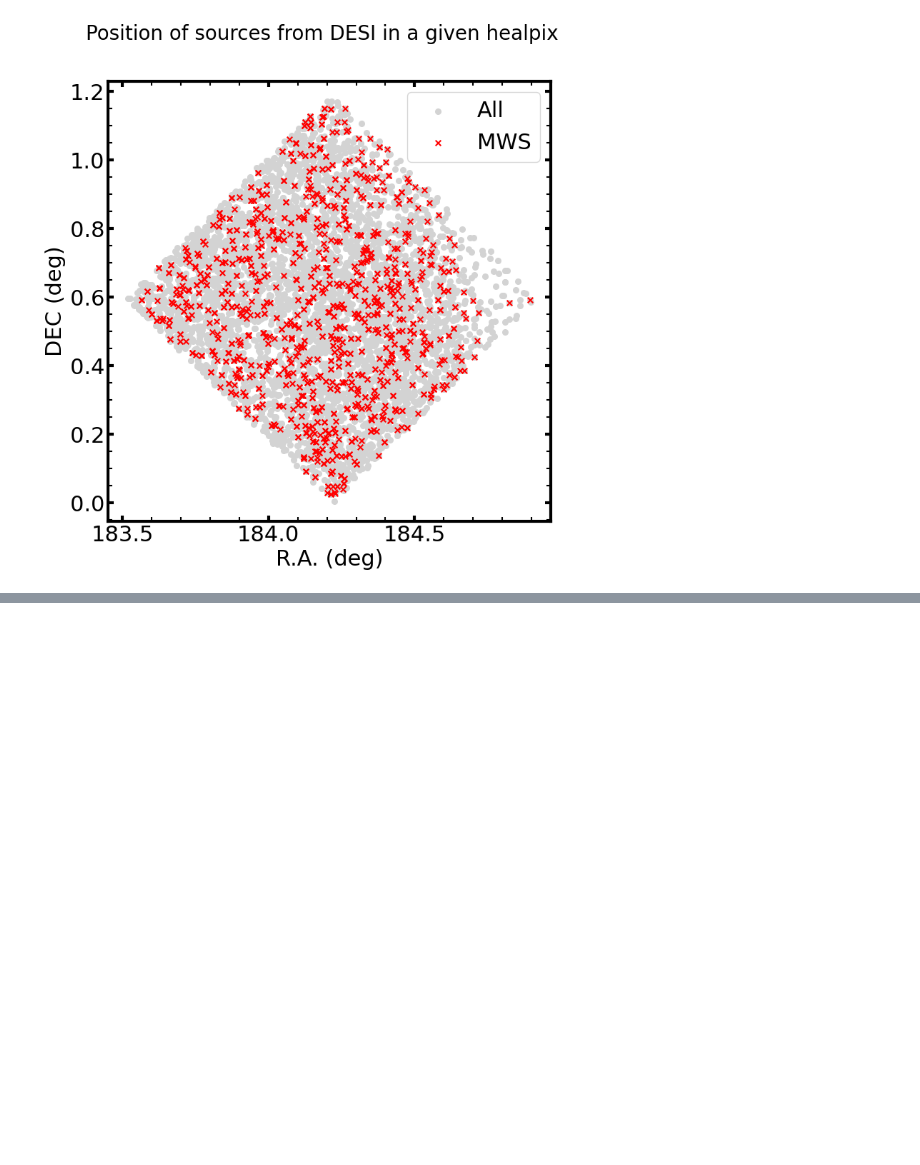
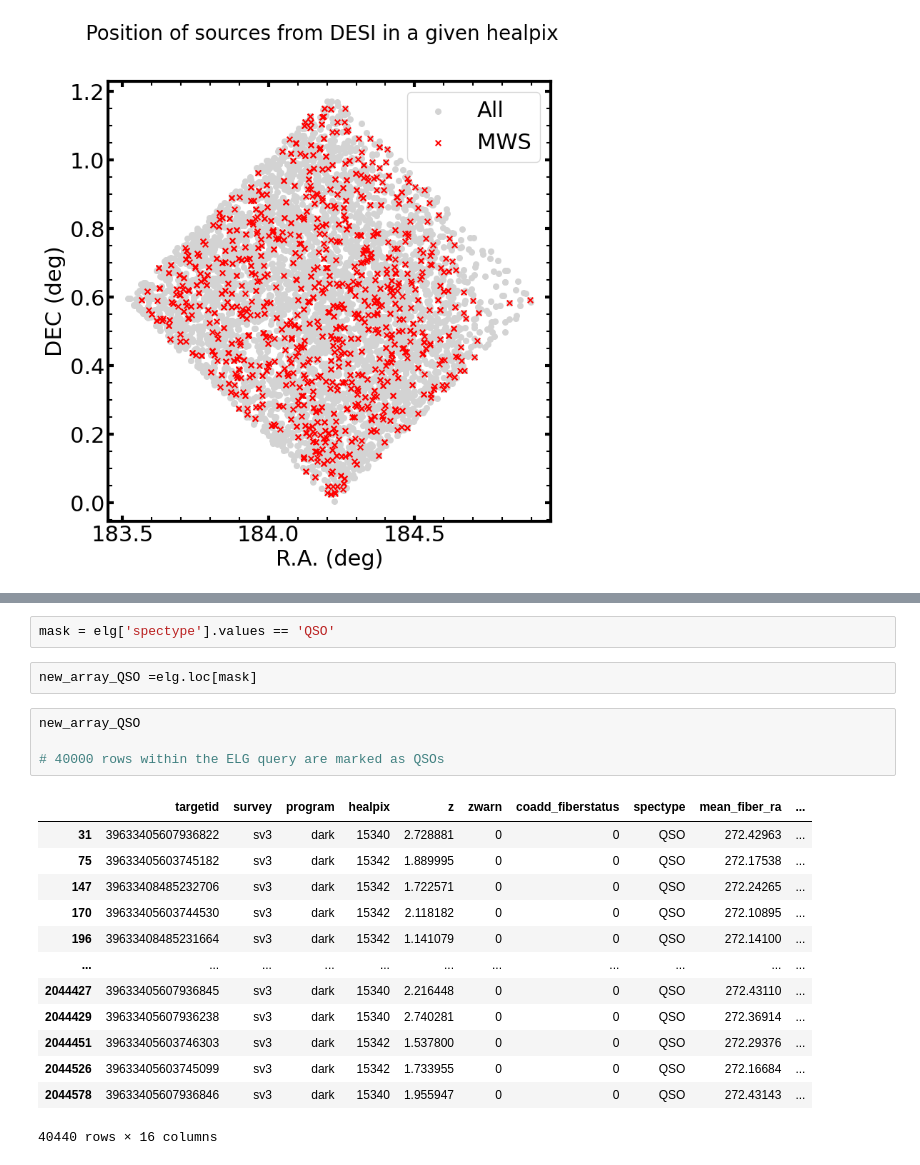
Before and after one commit to emcarthur123/QSL-ML, a Jupyter notebook: DESI_edr.ipynb, the cells around one changed output, grey strips where cells are left out. Cells and saved outputs as stored; diff of their text form; blank space fills up the shorter version.

```diff
--- a/DESI_edr.ipynb
+++ b/DESI_edr.ipynb
@@ -276,0 +303,22 @@ plt.legend()
+# %%
+mask = elg['spectype'].values == 'QSO'
+# %%
+new_array_QSO =elg.loc[mask]
+# %%
+new_array_QSO
+
+# 40000 rows within the ELG query are marked as QSOs
+# %% [output]
+|  | targetid | survey | program | healpix | z | zwarn | coadd_fiberstatus | spectype | mean_fiber_ra | ... |
+| 31 | 39633405607936822 | sv3 | dark | 15340 | 2.728881 | 0 | 0 | QSO | 272.42963 | ... |
+| 75 | 39633405603745182 | sv3 | dark | 15342 | 1.889995 | 0 | 0 | QSO | 272.17538 | ... |
+| 147 | 39633408485232706 | sv3 | dark | 15342 | 1.722571 | 0 | 0 | QSO | 272.24265 | ... |
+| 170 | 39633405603744530 | sv3 | dark | 15342 | 2.118182 | 0 | 0 | QSO | 272.10895 | ... |
+| 196 | 39633408485231664 | sv3 | dark | 15342 | 1.141079 | 0 | 0 | QSO | 272.14100 | ... |
+| ... | ... | ... | ... | ... | ... | ... | ... | ... | ... | ... |
+| 2044427 | 39633405607936845 | sv3 | dark | 15340 | 2.216448 | 0 | 0 | QSO | 272.43110 | ... |
+| 2044429 | 39633405607936238 | sv3 | dark | 15340 | 2.740281 | 0 | 0 | QSO | 272.36914 | ... |
+| 2044451 | 39633405603746303 | sv3 | dark | 15342 | 1.537800 | 0 | 0 | QSO | 272.29376 | ... |
+| 2044526 | 39633405603745099 | sv3 | dark | 15342 | 1.733955 | 0 | 0 | QSO | 272.16684 | ... |
+| 2044578 | 39633405607936846 | sv3 | dark | 15340 | 1.955947 | 0 | 0 | QSO | 272.43143 | ... |
+40440 rows × 16 columns
```
Also changed, not shown: parts of 11 cells of this notebook.
